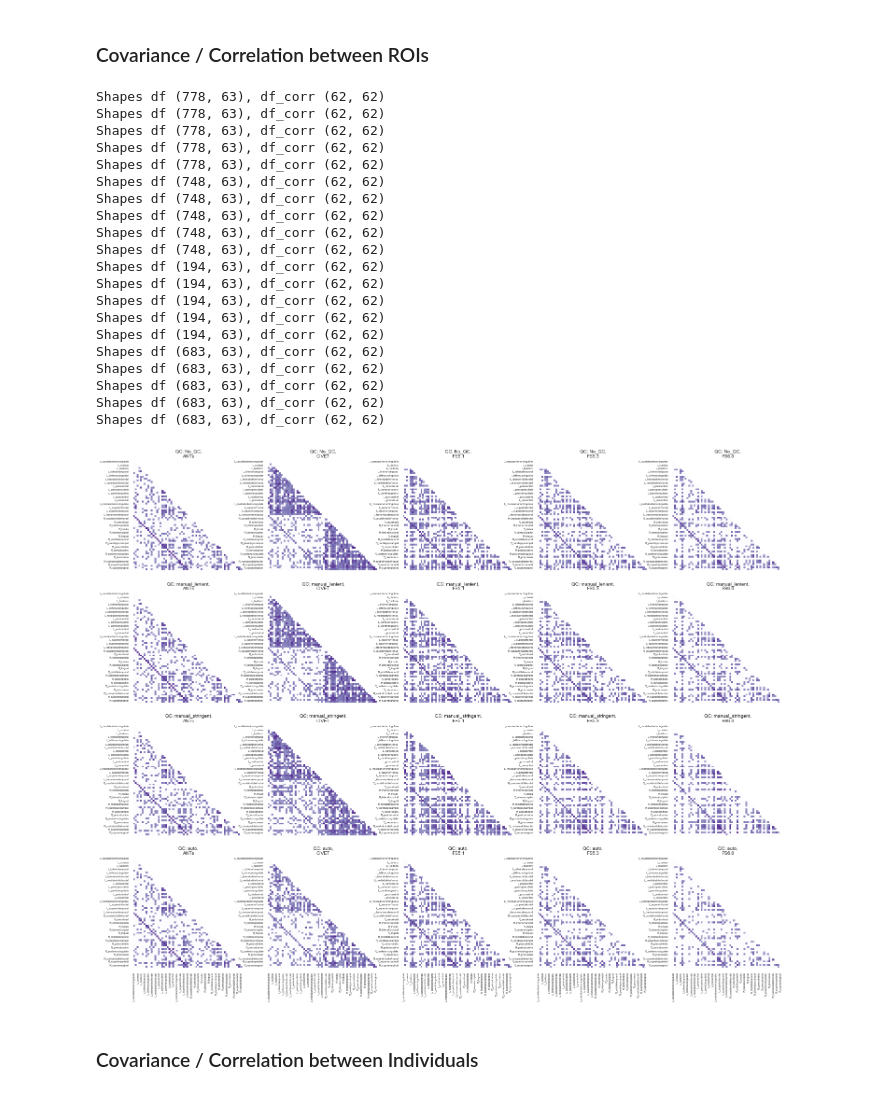
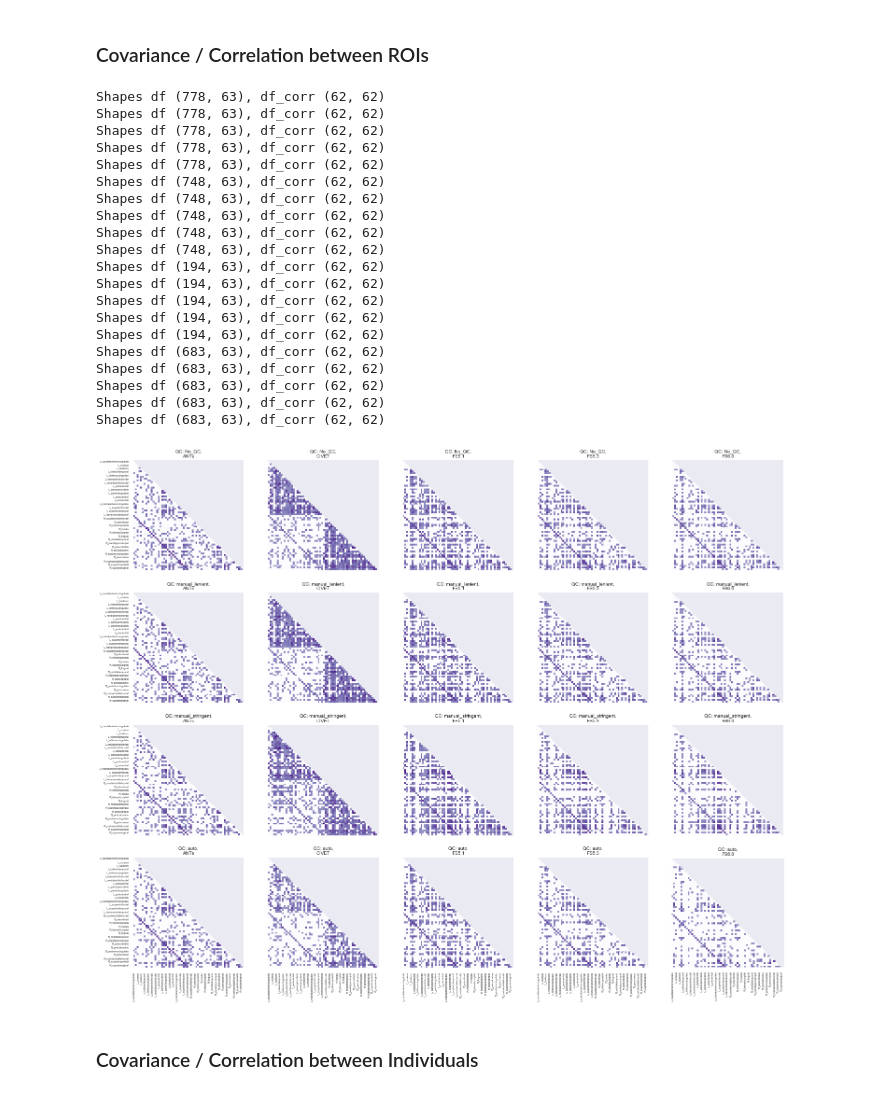
Before and after one commit to neurodatascience/compare-surf-tools, a Jupyter notebook: notebooks/run_software_comparisons.ipynb, the cells around one changed output. Saved outputs shown, nothing was run; the diff lists cells and outputs as text; code cells hidden in the pictures.

```diff
--- a/notebooks/run_software_comparisons.ipynb
+++ b/notebooks/run_software_comparisons.ipynb
@@ -386,7 +388,7 @@ Shape of cross-corr df (1240, 4), number of pairs 10
 p_thresh= 0.05/(62*62/2) #Rough number of comparisons
 r_thresh = 0.5 #Look at only high correlations
 
-fig,axn = plt.subplots(4, 5, sharex=True, sharey=False, figsize=(25, 20))
+fig,axn = plt.subplots(4, 5, sharex=True, sharey=True, figsize=(25, 20))
 # Generate a custom diverging colormap
 palette = 'Purples'#sns.xkcd_palette(["very light pink",'pinkish'])
 
@@ -415,34 +417,34 @@ for qc in qc_list:
             sns.set(font_scale=0.5)
             g = sns.heatmap(corr, mask=mask, square=True, cmap=palette, ax=axn.flat[p],cbar=False)
             g.set_title('QC: {},\n{}'.format(qc,pipe),fontsize=10)
 #             colorbar = g.collections[0].colorbar
 #             colorbar.set_ticks([0.25,0.75])
 #             colorbar.set_ticklabels(['0', '1'])
 #             g.figure.axes[-1].tick_params(labelsize=20)
 
         p+=1
 # %% [output]
 Shapes df (778, 63), df_corr (62, 62)
 Shapes df (778, 63), df_corr (62, 62)
 Shapes df (778, 63), df_corr (62, 62)
 Shapes df (778, 63), df_corr (62, 62)
 Shapes df (778, 63), df_corr (62, 62)
 Shapes df (748, 63), df_corr (62, 62)
 Shapes df (748, 63), df_corr (62, 62)
 Shapes df (748, 63), df_corr (62, 62)
 Shapes df (748, 63), df_corr (62, 62)
 Shapes df (748, 63), df_corr (62, 62)
 Shapes df (194, 63), df_corr (62, 62)
 Shapes df (194, 63), df_corr (62, 62)
 Shapes df (194, 63), df_corr (62, 62)
 Shapes df (194, 63), df_corr (62, 62)
 Shapes df (194, 63), df_corr (62, 62)
 Shapes df (683, 63), df_corr (62, 62)
 Shapes df (683, 63), df_corr (62, 62)
 Shapes df (683, 63), df_corr (62, 62)
 Shapes df (683, 63), df_corr (62, 62)
 Shapes df (683, 63), df_corr (62, 62)
-[figure, old version]
+[figure, new version]
 # %% [markdown]
 ### Covariance / Correlation between Individuals
 # %%
```
Also changed, not shown: parts of 13 cells of this notebook, 4 other files.
